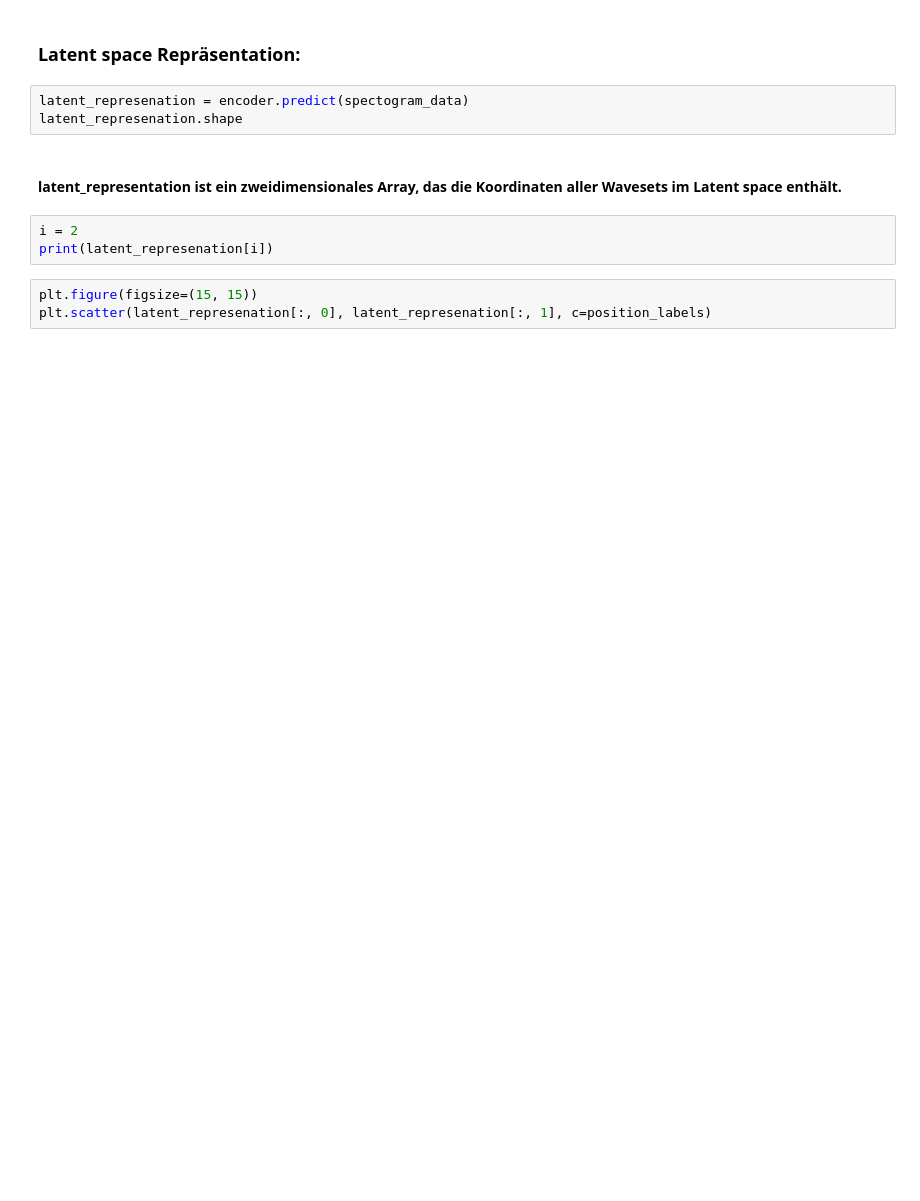
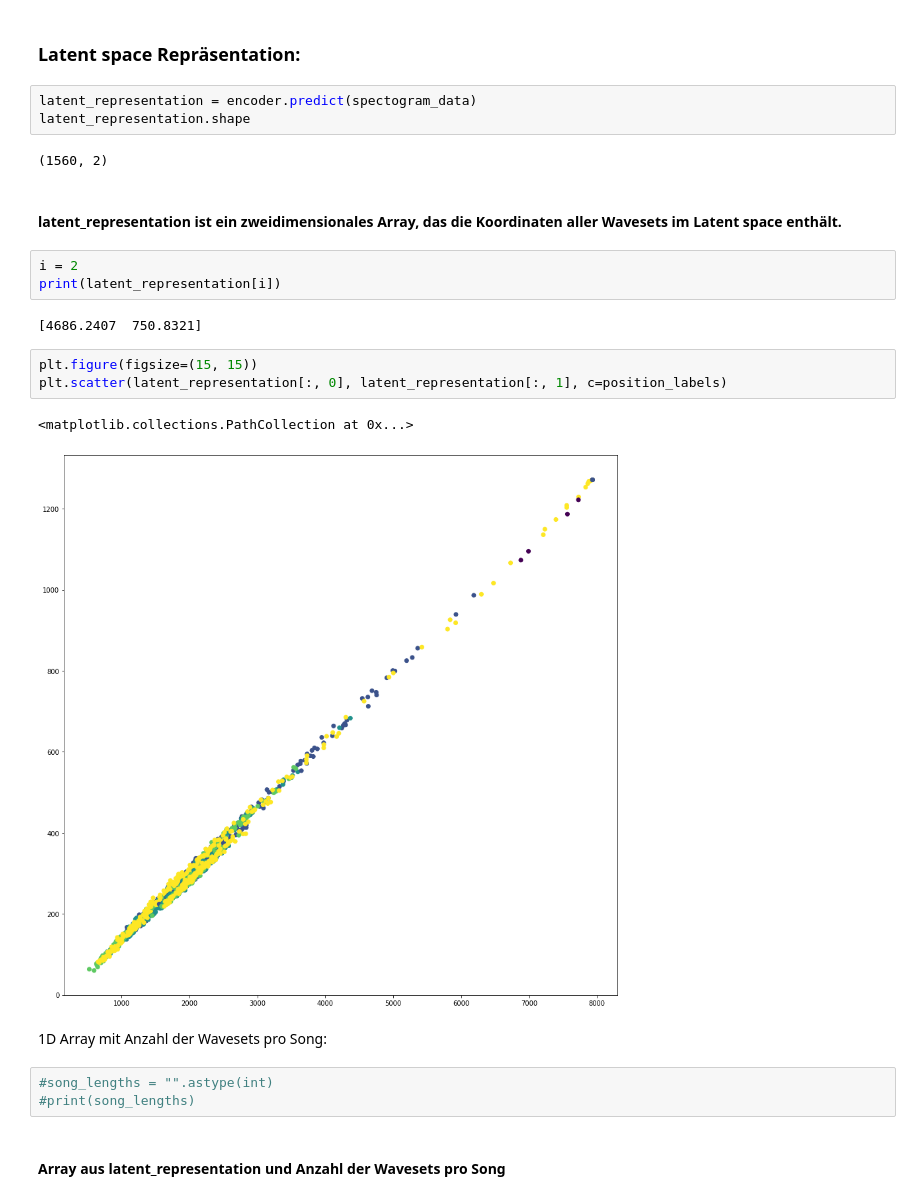
Before and after one commit to doktorbanana/MetaHuman, a Jupyter notebook: Encoder.ipynb, the cells around one changed output. Cells and saved outputs as stored; diff of their text form; blank space fills up the shorter version.

Commit message:
New Dataset from LatentSpace1

```diff
--- a/Encoder.ipynb
+++ b/Encoder.ipynb
@@ -143,13 +147,27 @@ autoencoder.fit(
 # %% [markdown]
 ### Latent space Repräsentation:
 # %%
-latent_represenation = encoder.predict(spectogram_data)
-latent_represenation.shape
+latent_representation = encoder.predict(spectogram_data)
+latent_representation.shape
+# %% [output]
+(1560, 2)
 # %% [markdown]
 #### latent_representation ist ein zweidimensionales Array, das die Koordinaten aller Wavesets im Latent space enthält.
 # %%
 i = 2
-print(latent_represenation[i])
+print(latent_representation[i])
+# %% [output]
+[4686.2407  750.8321]
 # %%
 plt.figure(figsize=(15, 15))
-plt.scatter(latent_represenation[:, 0], latent_represenation[:, 1], c=position_labels)
+plt.scatter(latent_representation[:, 0], latent_representation[:, 1], c=position_labels)
+# %% [output]
+<matplotlib.collections.PathCollection at 0x...>
+[figure, added]
+# %% [markdown]
+1D Array mit Anzahl der Wavesets pro Song:
+# %%
+#song_lengths = "".astype(int)
+#print(song_lengths)
+# %% [markdown]
+#### Array aus latent_representation und Anzahl der Wavesets pro Song
```
Also changed, not shown: parts of 7 cells of this notebook, 1 other file.
